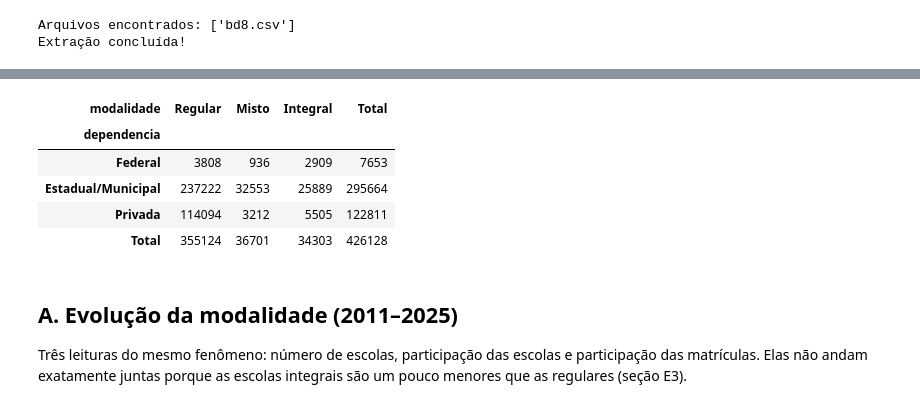
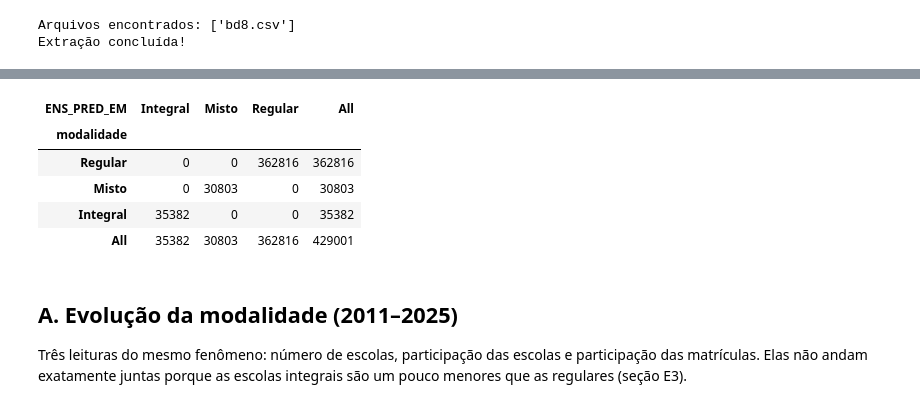
Before and after one commit to daniela-mmoraes/ED-Dados-INEP, a Jupyter notebook: 02. Análise/Análise Modalidade + Tipo/analise_EM_modalidade.ipynb, the cells around one changed output, grey strips where cells are left out. Drawn from its saved outputs; the diff is of its cells as text; code cells hidden in the pictures.

```diff
--- a/02. Análise/Análise Modalidade + Tipo/analise_EM_modalidade.ipynb
+++ b/02. Análise/Análise Modalidade + Tipo/analise_EM_modalidade.ipynb
@@ -170,13 +314,18 @@ Escolas distintas:                   36.851
 # %%
 # Conferência com o relatório anterior (Regra B, escolas-ano)
 pd.crosstab(df["dependencia"], df["modalidade"], margins=True, margins_name="Total")
+pd.crosstab(
+    df["modalidade"],
+    df["ENS_PRED_EM"],
+    margins=True
+)
 # %% [output]
-| modalidade | Regular | Misto | Integral | Total |
-| dependencia |  |  |  |  |
-| Federal | 3808 | 936 | 2909 | 7653 |
-| Estadual/Municipal | 237222 | 32553 | 25889 | 295664 |
-| Privada | 114094 | 3212 | 5505 | 122811 |
-| Total | 355124 | 36701 | 34303 | 426128 |
+| ENS_PRED_EM | Integral | Misto | Regular | All |
+| modalidade |  |  |  |  |
+| Regular | 0 | 0 | 362816 | 362816 |
+| Misto | 0 | 30803 | 0 | 30803 |
+| Integral | 35382 | 0 | 0 | 35382 |
+| All | 35382 | 30803 | 362816 | 429001 |
 # %% [markdown]
 ## A. Evolução da modalidade (2011–2025)
 
```
Also changed, not shown: parts of 16 cells of this notebook, 3 other files.
